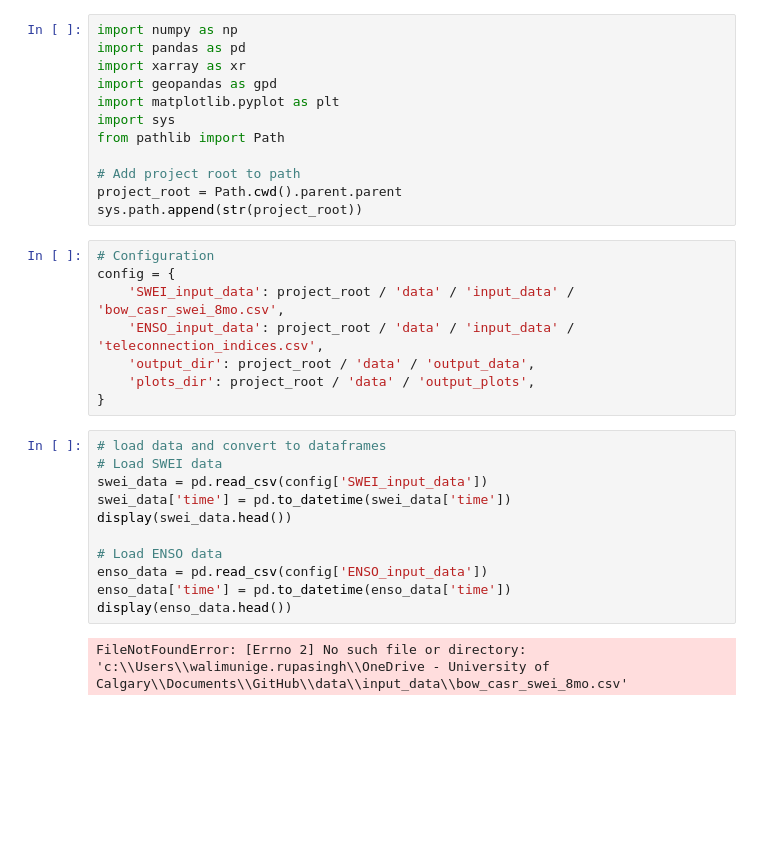
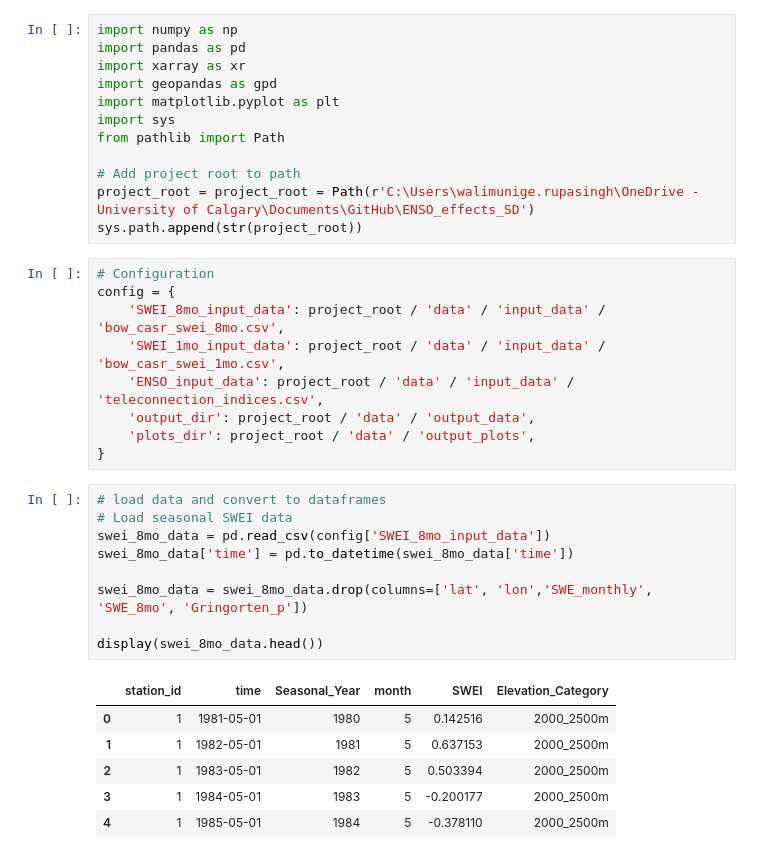
Before and after one commit to Nadiesenali/ENSO_effects_SD, a Jupyter notebook: notebooks/1_ENSO_SWEI_relationship.ipynb, the cells around one changed output. Drawn from its saved outputs; the diff is of its cells as text; blank space fills up the shorter version.

Commit message:
Add SWEI Nino data for 1980-2023 with elevation categories

```diff
--- a/notebooks/1_ENSO_SWEI_relationship.ipynb
+++ b/notebooks/1_ENSO_SWEI_relationship.ipynb
@@ -8,26 +8,30 @@ import sys
 from pathlib import Path
 
 # Add project root to path
-project_root = Path.cwd().parent.parent
+project_root = project_root = Path(r'C:\Users\walimunige.rupasingh\OneDrive - University of Calgary\Documents\GitHub\ENSO_effects_SD')
 sys.path.append(str(project_root))
 # %%
 # Configuration
 config = {
-    'SWEI_input_data': project_root / 'data' / 'input_data' / 'bow_casr_swei_8mo.csv',
+    'SWEI_8mo_input_data': project_root / 'data' / 'input_data' / 'bow_casr_swei_8mo.csv',
+    'SWEI_1mo_input_data': project_root / 'data' / 'input_data' / 'bow_casr_swei_1mo.csv',
     'ENSO_input_data': project_root / 'data' / 'input_data' / 'teleconnection_indices.csv',
     'output_dir': project_root / 'data' / 'output_data',
     'plots_dir': project_root / 'data' / 'output_plots',
 }
 # %%
 # load data and convert to dataframes
-# Load SWEI data
-swei_data = pd.read_csv(config['SWEI_input_data'])
-swei_data['time'] = pd.to_datetime(swei_data['time'])
-display(swei_data.head())
+# Load seasonal SWEI data
+swei_8mo_data = pd.read_csv(config['SWEI_8mo_input_data'])
+swei_8mo_data['time'] = pd.to_datetime(swei_8mo_data['time'])
 
-# Load ENSO data
-enso_data = pd.read_csv(config['ENSO_input_data'])
-enso_data['time'] = pd.to_datetime(enso_data['time'])
-display(enso_data.head())
+swei_8mo_data = swei_8mo_data.drop(columns=['lat', 'lon','SWE_monthly', 'SWE_8mo', 'Gringorten_p'])
+
+display(swei_8mo_data.head())
 # %% [output]
-FileNotFoundError: [Errno 2] No such file or directory: 'c:\\Users\\walimunige.rupasingh\\OneDrive - University of Calgary\\Documents\\GitHub\\data\\input_data\\bow_casr_swei_8mo.csv'
+|  | station_id | time | Seasonal_Year | month | SWEI | Elevation_Category |
+| 0 | 1 | 1981-05-01 | 1980 | 5 | 0.142516 | 2000_2500m |
+| 1 | 1 | 1982-05-01 | 1981 | 5 | 0.637153 | 2000_2500m |
+| 2 | 1 | 1983-05-01 | 1982 | 5 | 0.503394 | 2000_2500m |
+| 3 | 1 | 1984-05-01 | 1983 | 5 | -0.200177 | 2000_2500m |
+| 4 | 1 | 1985-05-01 | 1984 | 5 | -0.378110 | 2000_2500m |
```
Also changed, not shown: parts of 10 cells of this notebook, 3 other files.
